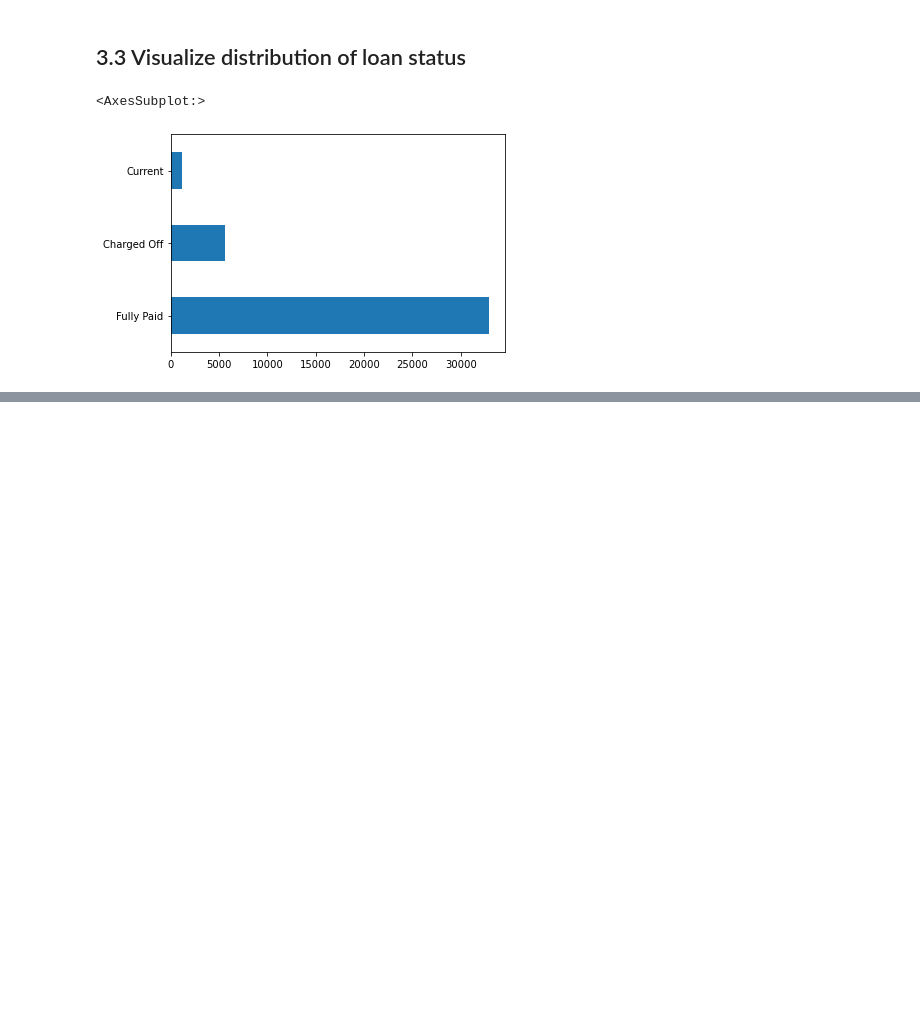
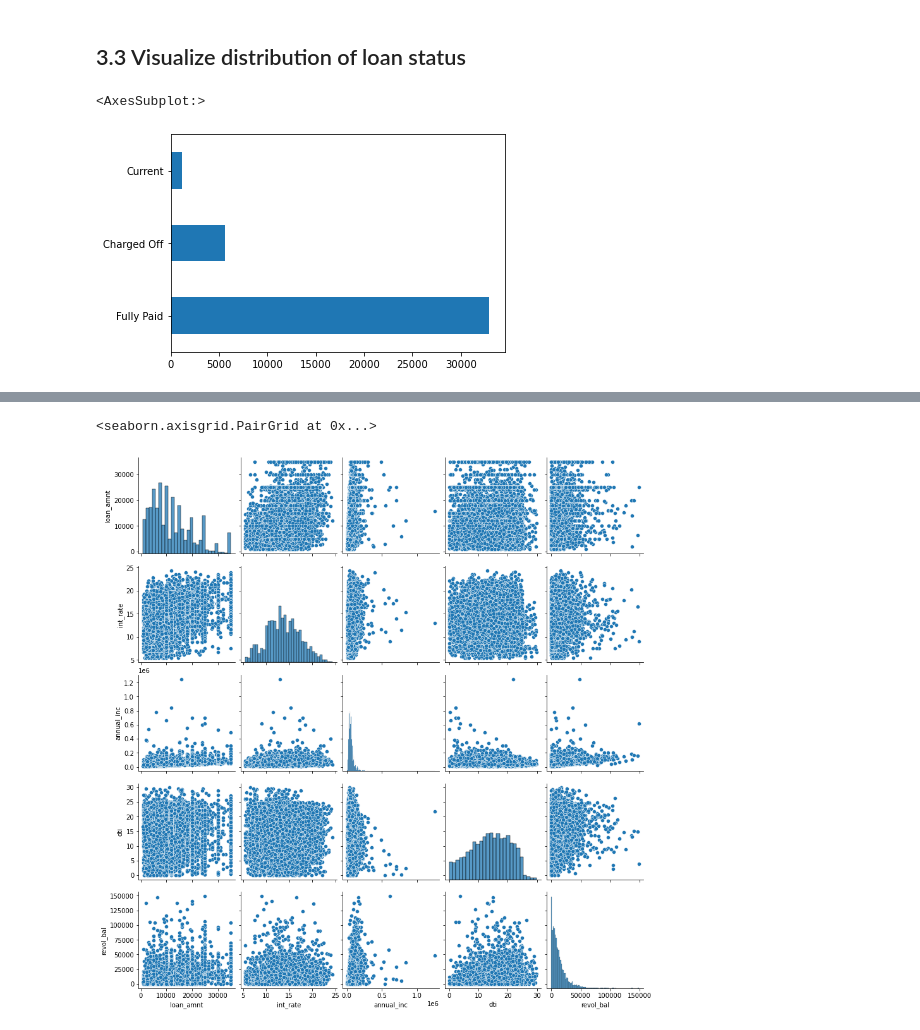
Before and after one commit to JamshedAhsan/fraud-detection, a Jupyter notebook: Case-Study-Lending-Loan-Club.ipynb, the cells around one changed output, grey strips where cells are left out. Drawn from its saved outputs; the diff is of its cells as text; code cells hidden in the pictures; blank space fills up the shorter version.

Commit message:
add bivariate numerical data analysis

```diff
--- a/Case-Study-Lending-Loan-Club.ipynb
+++ b/Case-Study-Lending-Loan-Club.ipynb
@@ -63,0 +105,5 @@ loan_df1.head()
+# %%
+loan_df2 = loan_df1.drop(columns=['funded_amnt','funded_amnt_inv','url','delinq_2yrs',
+                                  'out_prncp','out_prncp_inv','total_pymnt','total_pymnt_inv',
+                                  'total_rec_prncp', 'total_rec_int','total_rec_late_fee',
+                                  'recoveries','collection_recovery_fee','last_pymnt_amnt'])
@@ -63,0 +113,2 @@ loan_df1.head()
+# %%
+loan_df3 = loan_df2.drop(columns=['id','member_id'])
@@ -63,0 +153,3 @@ loan_df1.head()
+# %%
+# 'int_rate' column need treatment to remove %; then it can be used as numerical value for any analysis
+loan_df3['int_rate'] = loan_df3['int_rate'].apply(lambda x: 0 if (x=='0%') else float(x[:-1])) #drop last char i.e. % from each value
@@ -142,0 +208,2 @@ loan_df1.drop(columns='funded_amnt')
+# %%
+loan_df_charged_off = loan_df3[(loan_df3['loan_status']=='Charged Off')]
@@ -142,0 +234,5 @@ loan_df1.drop(columns='funded_amnt')
+# %%
+sns.pairplot(loan_df_charged_off[['loan_amnt','int_rate','annual_inc','dti','revol_bal']])
+# %% [output]
+<seaborn.axisgrid.PairGrid at 0x...>
+[figure, added]
```
Also changed, not shown: parts of 28 cells of this notebook.
